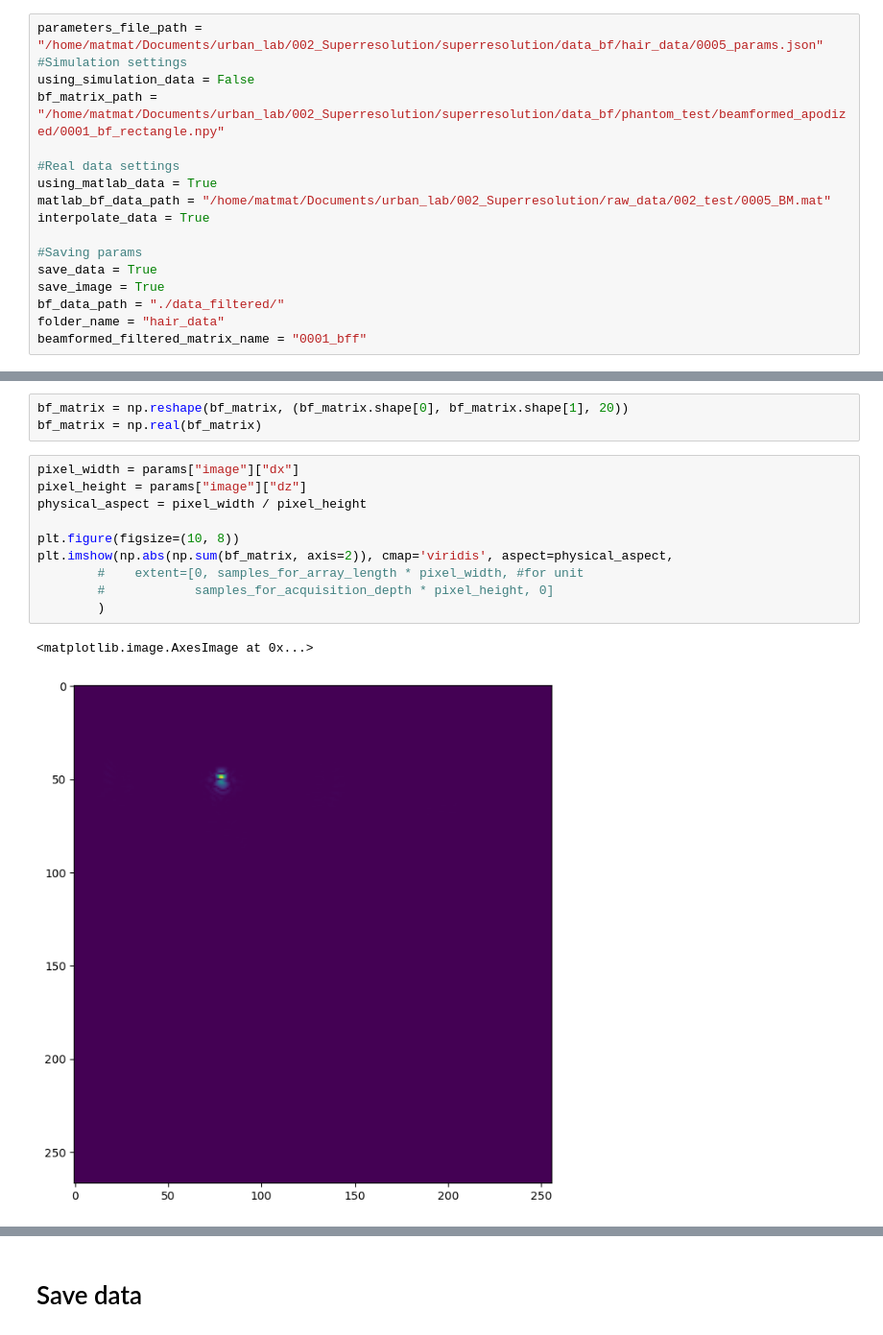
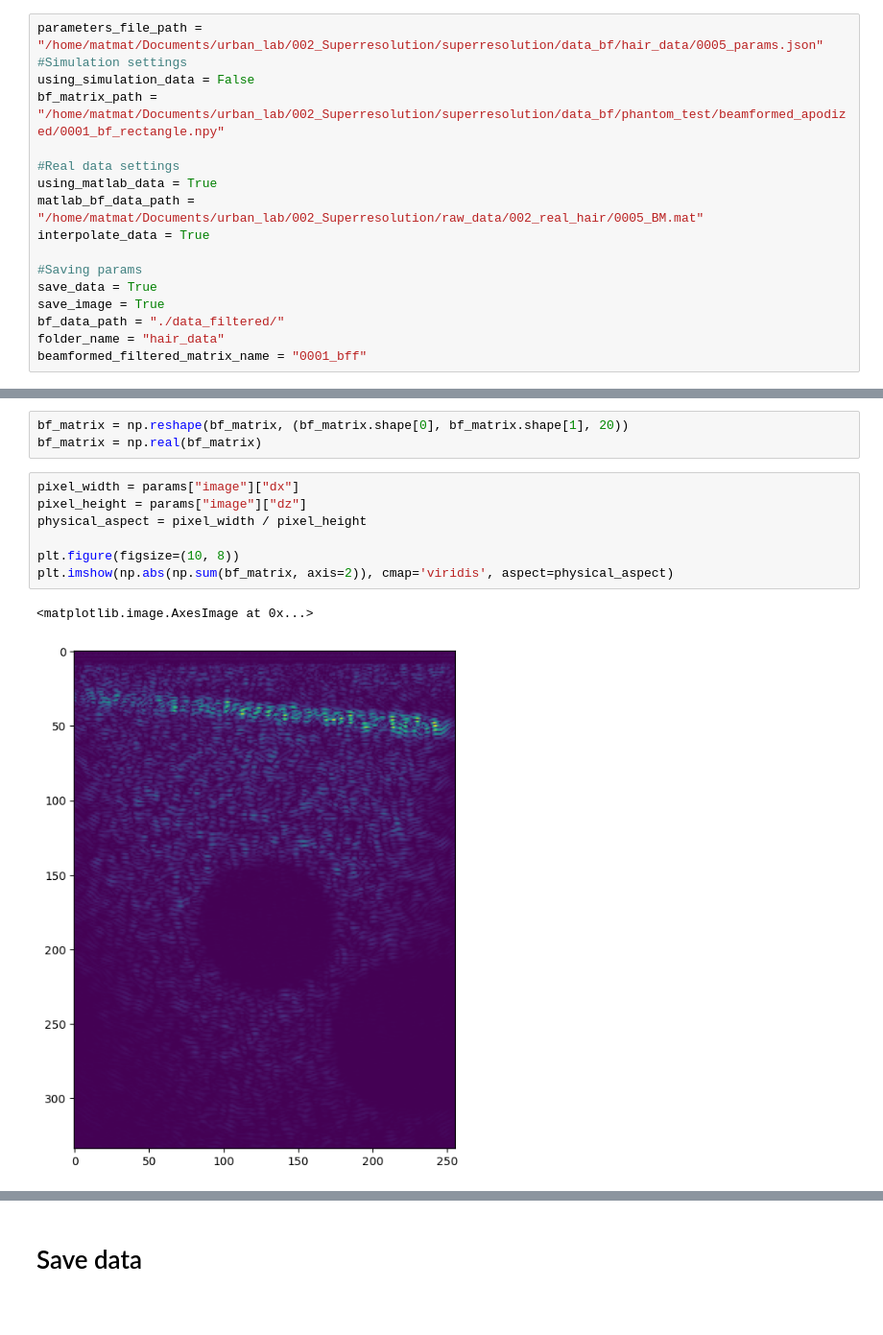
Before and after one commit to MatthieuVAUTRIN/superresolution, a Jupyter notebook: 003_post_bf_processing.ipynb, the cells around one changed output, grey strips where cells are left out. Shown at 96% size. Drawn from its saved outputs; the diff is of its cells as text; blank space fills up the shorter version.

```diff
--- a/003_post_bf_processing.ipynb
+++ b/003_post_bf_processing.ipynb
@@ -8,7 +8,7 @@ bf_matrix_path = "/home/matmat/Documents/urban_lab/002_Superresolution/superreso
 
 #Real data settings
 using_matlab_data = True
-matlab_bf_data_path = "/home/matmat/Documents/urban_lab/002_Superresolution/raw_data/002_test/0005_BM.mat"
+matlab_bf_data_path = "/home/matmat/Documents/urban_lab/002_Superresolution/raw_data/002_real_hair/0005_BM.mat"
 interpolate_data = True
 
 #Saving params
@@ -94,16 +94,13 @@ bf_matrix = np.real(bf_matrix)
 # %%
 pixel_width = params["image"]["dx"]
 pixel_height = params["image"]["dz"]
 physical_aspect = pixel_width / pixel_height
 
 plt.figure(figsize=(10, 8))
-plt.imshow(np.abs(np.sum(bf_matrix, axis=2)), cmap='viridis', aspect=physical_aspect,
-        #    extent=[0, samples_for_array_length * pixel_width, #for unit
-        #            samples_for_acquisition_depth * pixel_height, 0]
-        )
+plt.imshow(np.abs(np.sum(bf_matrix, axis=2)), cmap='viridis', aspect=physical_aspect)
 # %% [output]
 <matplotlib.image.AxesImage at 0x...>
-[figure, old version]
+[figure, new version]
 # %%
 
 plt.imshow(np.abs(np.sum(bf_matrix, axis=2)), aspect='auto', cmap='viridis')
```
Also changed, not shown: parts of 5 cells of this notebook, 6 other files.
